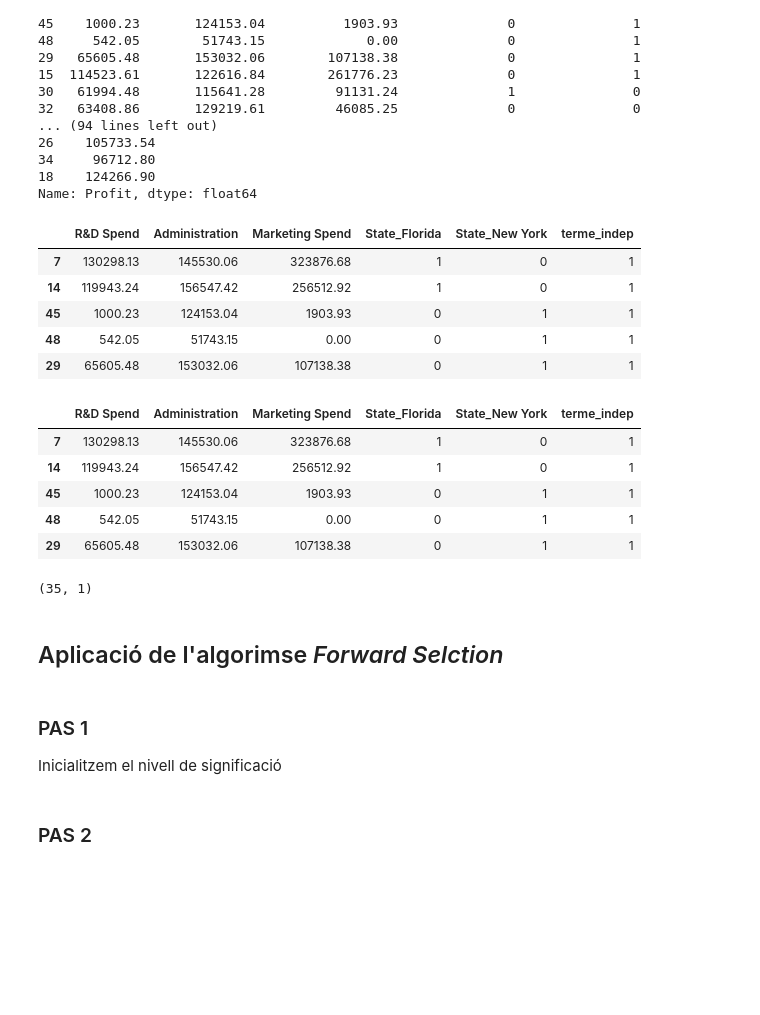
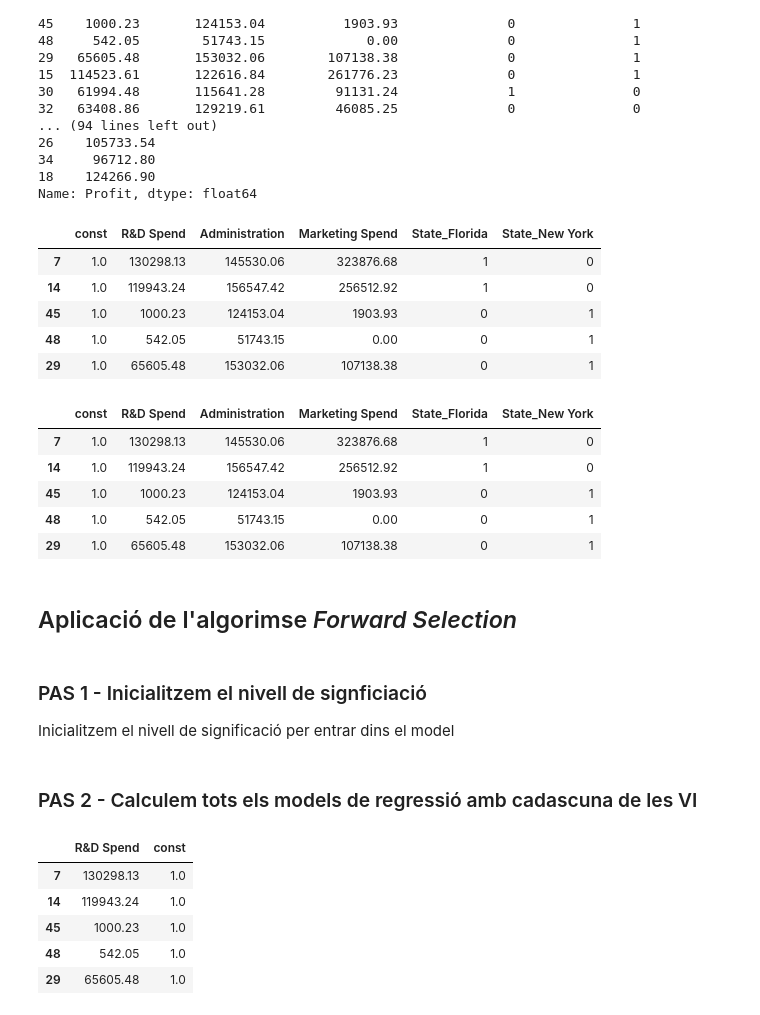
Before and after one commit to robertventura/sistemes-aprenentatge-automatic, a Jupyter notebook: 02_models_supervisats/021_regressio_lineal_multiple_fordward.ipynb, the cells around one changed output. Saved outputs shown, nothing was run; the diff lists cells and outputs as text; code cells hidden in the pictures; blank space fills up the shorter version.

```diff
--- a/02_models_supervisats/021_regressio_lineal_multiple_fordward.ipynb
+++ b/02_models_supervisats/021_regressio_lineal_multiple_fordward.ipynb
@@ -99,28 +99,30 @@ TRAIN
 18    124266.90
 Name: Profit, dtype: float64
 # %%
-import statsmodels.regression.linear_model as sm
+import statsmodels.api as sm
 
 # Afegim una columne de 1's per simular la columna del terme independent B0
-x_train['terme_indep'] = 1;
+#x_train['terme_indep'] = 1;
+x_train = sm.add_constant(x_train)
+
 #x = np.append(arr = np.ones((50, 1)).astype(int), values = x, axis = 1)
 x_train.head()
 # %% [output]
-|  | R&D Spend | Administration | Marketing Spend | State_Florida | State_New York | terme_indep |
-| 7 | 130298.13 | 145530.06 | 323876.68 | 1 | 0 | 1 |
-| 14 | 119943.24 | 156547.42 | 256512.92 | 1 | 0 | 1 |
-| 45 | 1000.23 | 124153.04 | 1903.93 | 0 | 1 | 1 |
-| 48 | 542.05 | 51743.15 | 0.00 | 0 | 1 | 1 |
-| 29 | 65605.48 | 153032.06 | 107138.38 | 0 | 1 | 1 |
+|  | const | R&D Spend | Administration | Marketing Spend | State_Florida | State_New York |
+| 7 | 1.0 | 130298.13 | 145530.06 | 323876.68 | 1 | 0 |
+| 14 | 1.0 | 119943.24 | 156547.42 | 256512.92 | 1 | 0 |
+| 45 | 1.0 | 1000.23 | 124153.04 | 1903.93 | 0 | 1 |
+| 48 | 1.0 | 542.05 | 51743.15 | 0.00 | 0 | 1 |
+| 29 | 1.0 | 65605.48 | 153032.06 | 107138.38 | 0 | 1 |
 # %%
 ## x_opt és el conjunt de variables independents òptimes / significatives
 ## per predir la y.
 x_train_opt =  x_train.iloc[:, [0, 1, 2, 3, 4, 5]]
 x_train_opt.head()
 # %% [output]
-|  | R&D Spend | Administration | Marketing Spend | State_Florida | State_New York | terme_indep |
-| 7 | 130298.13 | 145530.06 | 323876.68 | 1 | 0 | 1 |
-| 14 | 119943.24 | 156547.42 | 256512.92 | 1 | 0 | 1 |
-| 45 | 1000.23 | 124153.04 | 1903.93 | 0 | 1 | 1 |
-| 48 | 542.05 | 51743.15 | 0.00 | 0 | 1 | 1 |
-| 29 | 65605.48 | 153032.06 | 107138.38 | 0 | 1 | 1 |
+|  | const | R&D Spend | Administration | Marketing Spend | State_Florida | State_New York |
+| 7 | 1.0 | 130298.13 | 145530.06 | 323876.68 | 1 | 0 |
+| 14 | 1.0 | 119943.24 | 156547.42 | 256512.92 | 1 | 0 |
+| 45 | 1.0 | 1000.23 | 124153.04 | 1903.93 | 0 | 1 |
+| 48 | 1.0 | 542.05 | 51743.15 | 0.00 | 0 | 1 |
+| 29 | 1.0 | 65605.48 | 153032.06 | 107138.38 | 0 | 1 |
@@ -134,11 +129,7 @@ x_5 =  x_train.iloc[:,[5]]
-# %%
-x_0.shape
-# %% [output]
-(35, 1)
 # %% [markdown]
-## Aplicació de l'algorimse *Forward Selction*
+## Aplicació de l'algorimse *Forward Selection*
 # %% [markdown]
-### PAS 1
+### PAS 1 - Inicialitzem el nivell de signficiació
 
-Inicialitzem el nivell de significació
+Inicialitzem el nivell de significació per entrar dins el model
 # %%
@@ -146,2 +137,2 @@ SL = 0.05
 # %% [markdown]
-### PAS 2
+### PAS 2 - Calculem tots els models de regressió amb cadascuna de les VI
@@ -148,2 +151,11 @@ SL = 0.05
+# %%
+x1.head()
+# %% [output]
+|  | R&D Spend | const |
+| 7 | 130298.13 | 1.0 |
+| 14 | 119943.24 | 1.0 |
+| 45 | 1000.23 | 1.0 |
+| 48 | 542.05 | 1.0 |
+| 29 | 65605.48 | 1.0 |
 # %%
 # OLS = Ordinary List Squares. Tècnica dels mínims quadrats
```
Also changed, not shown: parts of 25 cells of this notebook.
